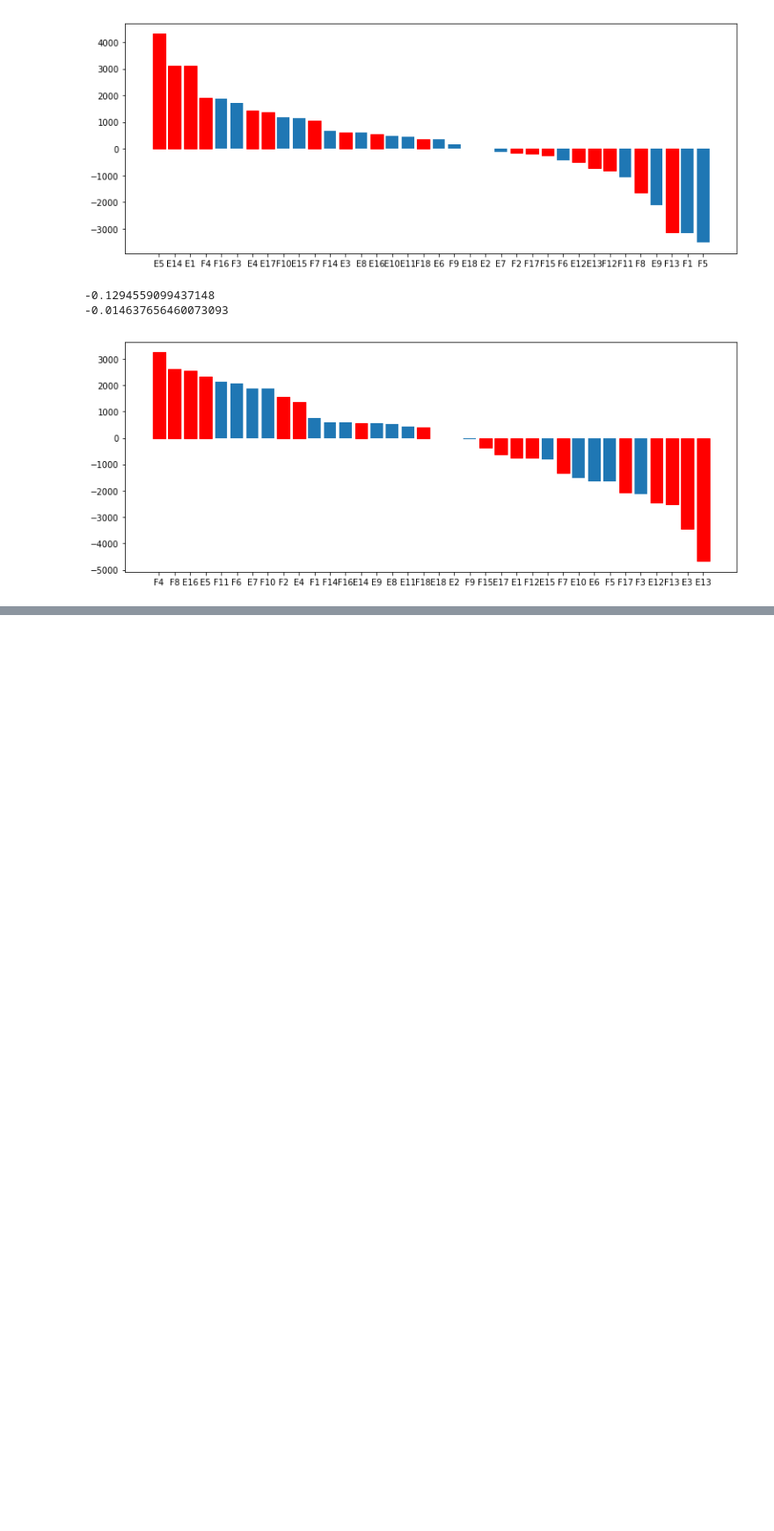
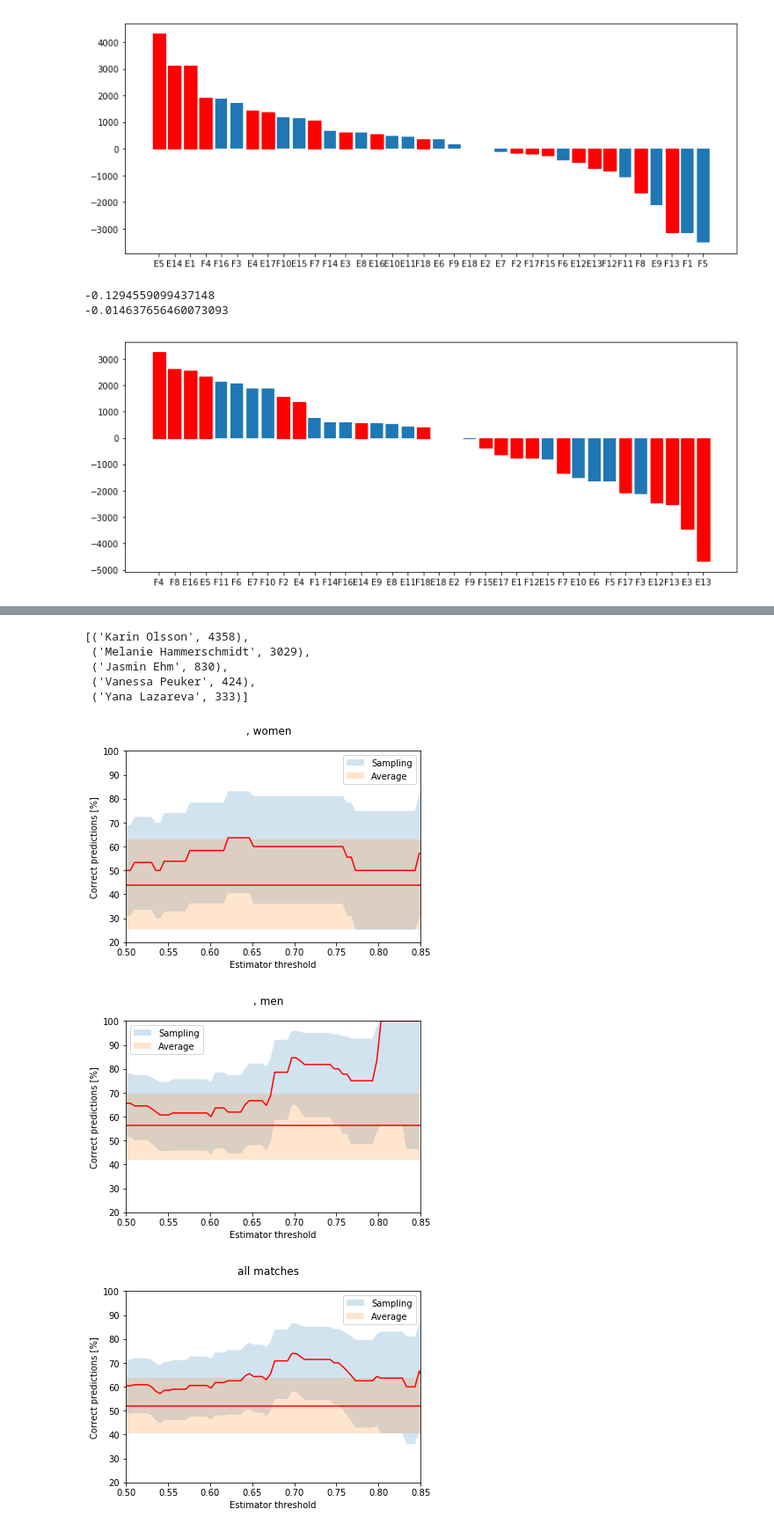
Before and after one commit to axarekma/WMC_2017_CUP, a Jupyter notebook: src/example.ipynb, the cells around one changed output, grey strips where cells are left out. Shown: that part at 88% size. Cells and saved outputs as stored; diff of their text form; code cells hidden in the pictures; blank space fills up the shorter version.

```diff
--- a/src/example.ipynb
+++ b/src/example.ipynb
@@ -370,0 +427,9 @@ print(get_normalized_score(res_all,LANES_ALL))
+# %%
+RANK_W_SWITCH = dict()
+for el in RANK_W:
+    if el == 1:
+        RANK_W_SWITCH[el] = RANK_W[2]
+    elif el == 2:
+        RANK_W_SWITCH[el] = RANK_W[1]
+    else:
+        RANK_W_SWITCH[el] = RANK_W[el]
@@ -370,0 +450,15 @@ print(get_normalized_score(res_all,LANES_ALL))
+# %%
+Counter(gold).most_common(5)
+# %% [output]
+[('Karin Olsson', 4358),
+ ('Melanie Hammerschmidt', 3029),
+ ('Jasmin Ehm', 830),
+ ('Vanessa Peuker', 424),
+ ('Yana Lazareva', 333)]
+# %%
+rank_LUT = dict()
+for el in RANK_M:
+    rank_LUT[RANK_M[el]] = el
+
+for el in RANK_W:
+    rank_LUT[RANK_W[el]] = el
@@ -370,0 +626,14 @@ print(get_normalized_score(res_all,LANES_ALL))
+# %%
+plotthconf(matches_w)
+plt.suptitle(', women')
+plt.savefig('../FIG/th_pred_w',bbox_inches = 'tight')
+plotthconf(matches_m)
+plt.suptitle(', men')
+plt.savefig('../FIG/th_pred_m',bbox_inches = 'tight')
+plotthconf(matches_w+matches_m)
+plt.suptitle('all matches')
+plt.savefig('../FIG/th_pred_mw',bbox_inches = 'tight')
+# %% [output]
+[figure, added]
+[figure, added]
+[figure, added]
```
Also changed, not shown: parts of 21 cells of this notebook, 23 other files.
